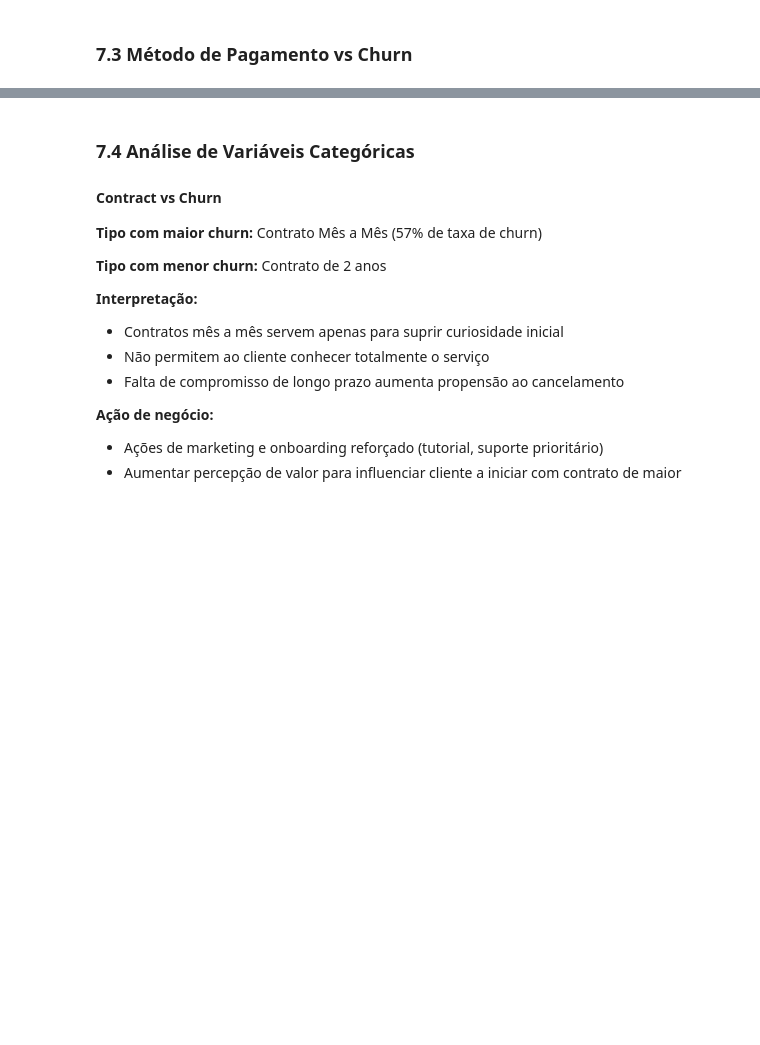
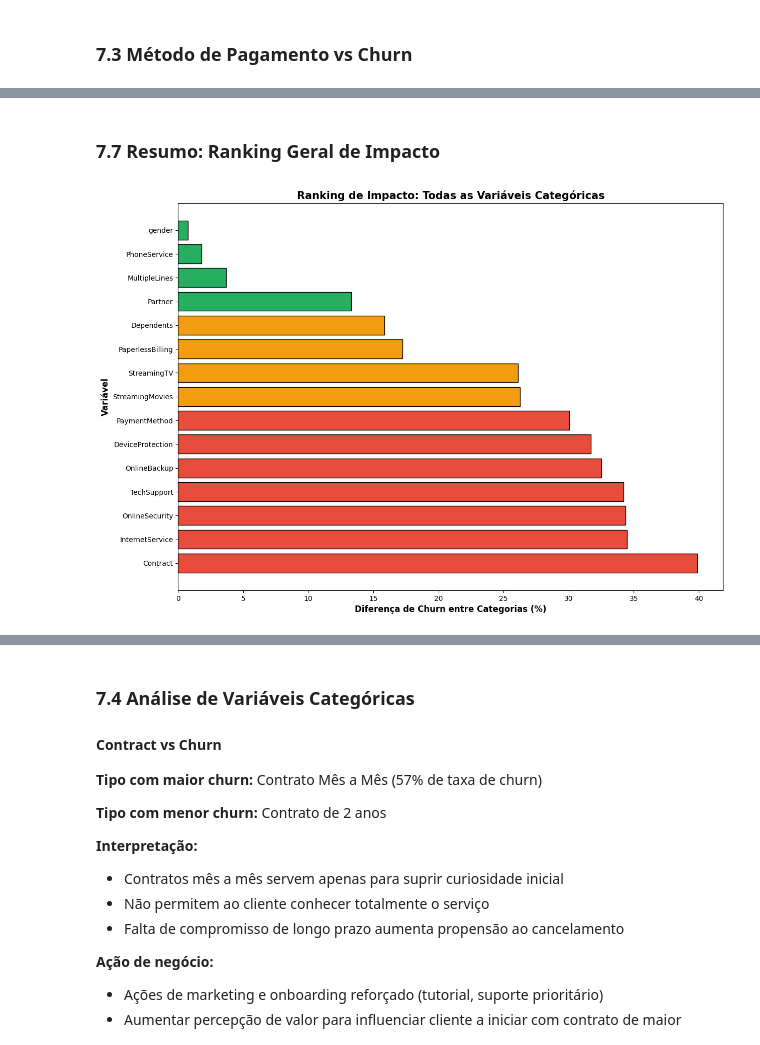
Before and after one commit to matheusnevesds/churn-prediction-ml, a Jupyter notebook: notebooks/01_eda.ipynb, the cells around one changed output, grey strips where cells are left out. Drawn from its saved outputs; the diff is of its cells as text; code cells hidden in the pictures; blank space fills up the shorter version.

```diff
--- a/notebooks/01_eda.ipynb
+++ b/notebooks/01_eda.ipynb
@@ -292,0 +571,36 @@ plt.show()
+# %% [markdown]
+### 7.7 Resumo: Ranking Geral de Impacto
+# %%
+# Lista TODAS as categóricas (exceto Churn e customerID)
+all_categorical = df.select_dtypes(include=['object']).columns.tolist()
+all_categorical.remove('Churn')
+if 'customerID' in all_categorical:
+    all_categorical.remove('customerID')
+
+if 'TotalCharges' in all_categorical:
+    all_categorical.remove('TotalCharges')
+
+# Calcula impacto de cada uma
+complete_ranking = {}
+
+for col in all_categorical:
+    churn_rate = df.groupby(col)['Churn'].apply(lambda x: (x == 'Yes'). sum() / len(x) * 100 )
+    impact = churn_rate.max() - churn_rate.min()
+    complete_ranking[col] = impact
+
+complete_ranking = dict(sorted(complete_ranking.items(), key=lambda x: x[1], reverse=True))
+
+# Gráficos
+plt.figure(figsize=(14, 10))
+variables = list(complete_ranking.keys())
+impacts = list(complete_ranking.values())
+
+colors = ['#e74c3c' if x > 30 else '#f39c12' if x > 15 else '#27ae60' for x in impacts]
+
+plt.barh(variables, impacts, color=colors, edgecolor='black')
+plt.xlabel('Diferença de Churn entre Categorias (%)', fontsize=12, fontweight='bold')
+plt.ylabel('Variável', fontsize=12, fontweight='bold')
+plt.title('Ranking de Impacto: Todas as Variáveis Categóricas', fontsize=15, fontweight='bold')
+plt.show()
+# %% [output]
+[figure, added]
```
Also changed, not shown: parts of 31 cells of this notebook.
